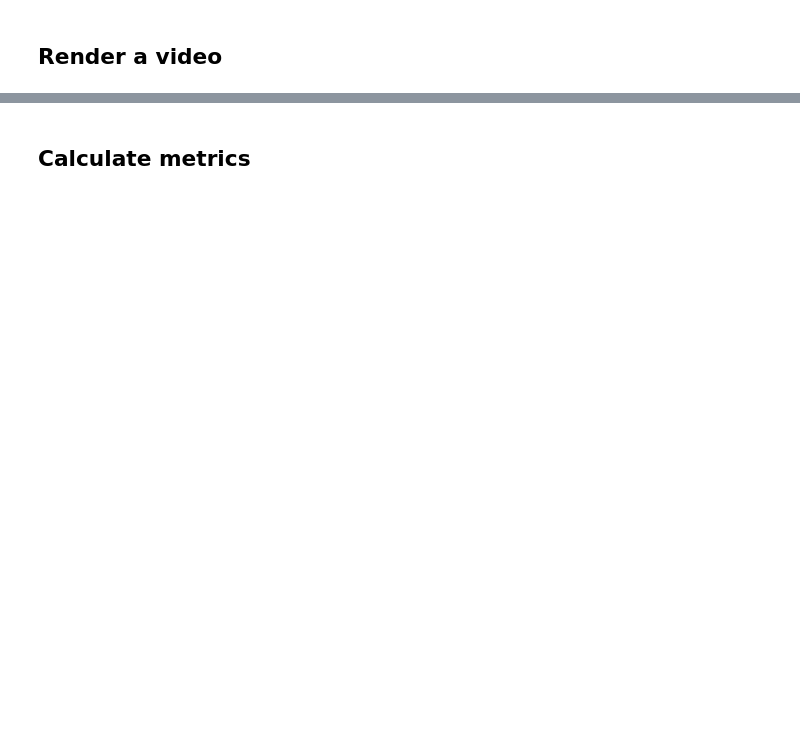
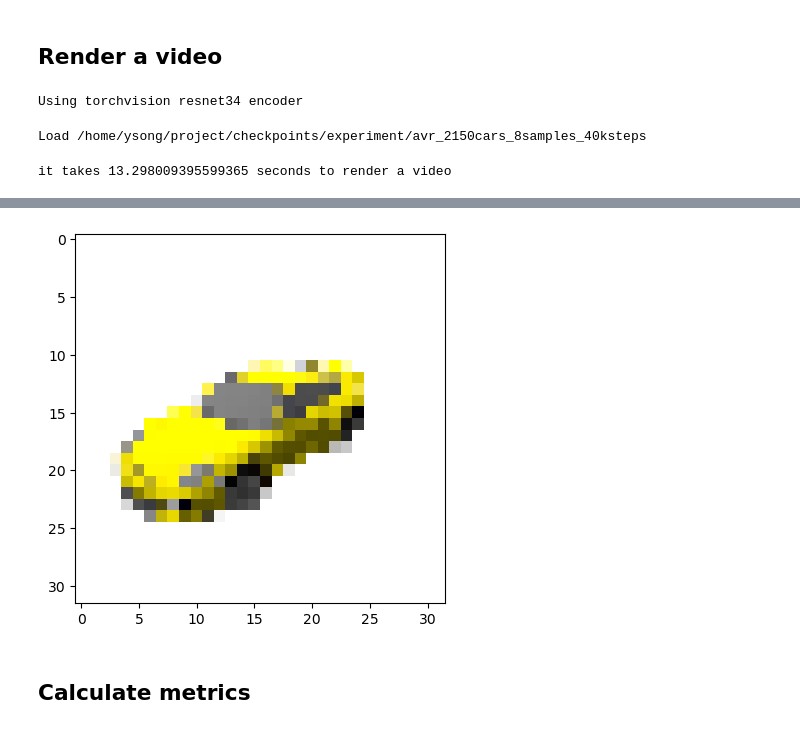
Before and after one commit to yankeesong/adaptive-volume-rendering, a Jupyter notebook: 6S980_Project.ipynb, the cells around one changed output, grey strips where cells are left out. Saved outputs shown, nothing was run; the diff lists cells and outputs as text; code cells hidden in the pictures; blank space fills up the shorter version.

```diff
--- a/6S980_Project.ipynb
+++ b/6S980_Project.ipynb
@@ -432,18 +413,10 @@ rf_and_renderer = RadFieldAndRenderer(net, renderer).to(device=device)
 # Load pretrianed weights
 # model_path = f"{root_dir}checkpoints/experiment/newraymarcher_{max_num_instances}cars_{samples_per_instance}samples_400ksteps"
 # model_path = f"{root_dir}checkpoints/experiment/vr_{max_num_instances}cars_{samples_per_instance}samples_40000steps"
-model_path = f"{root_dir}checkpoints/experiment/avr_{max_num_instances}cars_{samples_per_instance}samples_20ksteps"
+model_path = f"{root_dir}checkpoints/experiment/avr_{max_num_instances}cars_{samples_per_instance}samples_40ksteps"
 
-# rf_and_renderer.load_weights(model_path)
-own_state = rf_and_renderer.state_dict()
-load_state = torch.load(model_path, map_location=device)
-for name, param in load_state.items():
-    if name not in own_state:
-        continue
-    if isinstance(param, nn.Parameter):
-        # backwards compatibility for serialized parameters
-        param = param.data
-    own_state[name].copy_(param)
+rf_and_renderer.load_weights(model_path)
+
 
 # Load test image
 sl = 32
@@ -489,3 +462,7 @@ HTML("""
       <source src="%s" type="video/mp4">
 </video>
 """ % data_url)
+# %% [output]
+Using torchvision resnet34 encoder
+Load /home/ysong/project/checkpoints/experiment/avr_2150cars_8samples_40ksteps
+it takes 13.298009395599365 seconds to render a video
@@ -492,3 +470,4 @@ HTML("""
+[figure, added]
 # %% [markdown]
 ## Calculate metrics
 # %%
```
Also changed, not shown: parts of 3 cells of this notebook, 1 other file.
